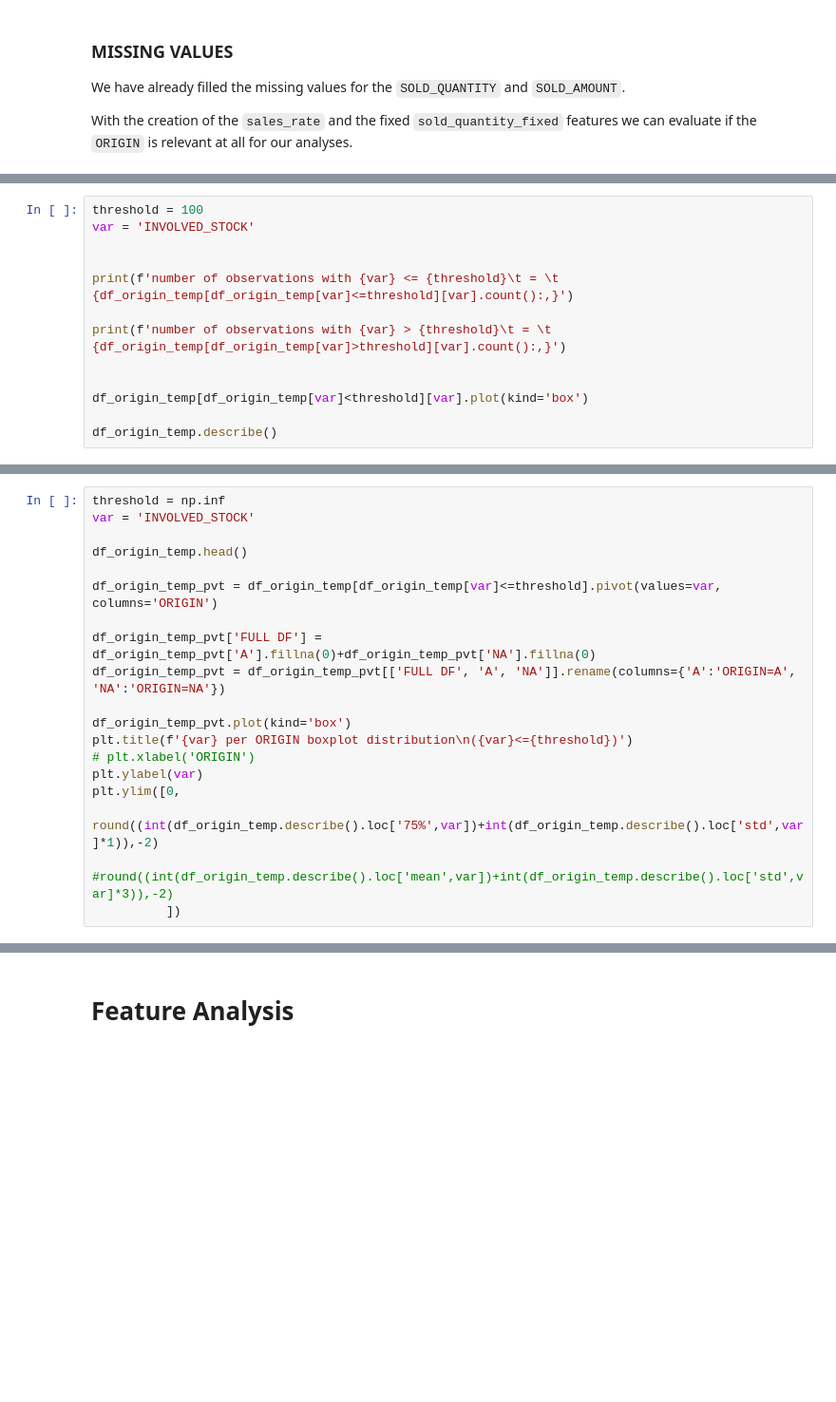
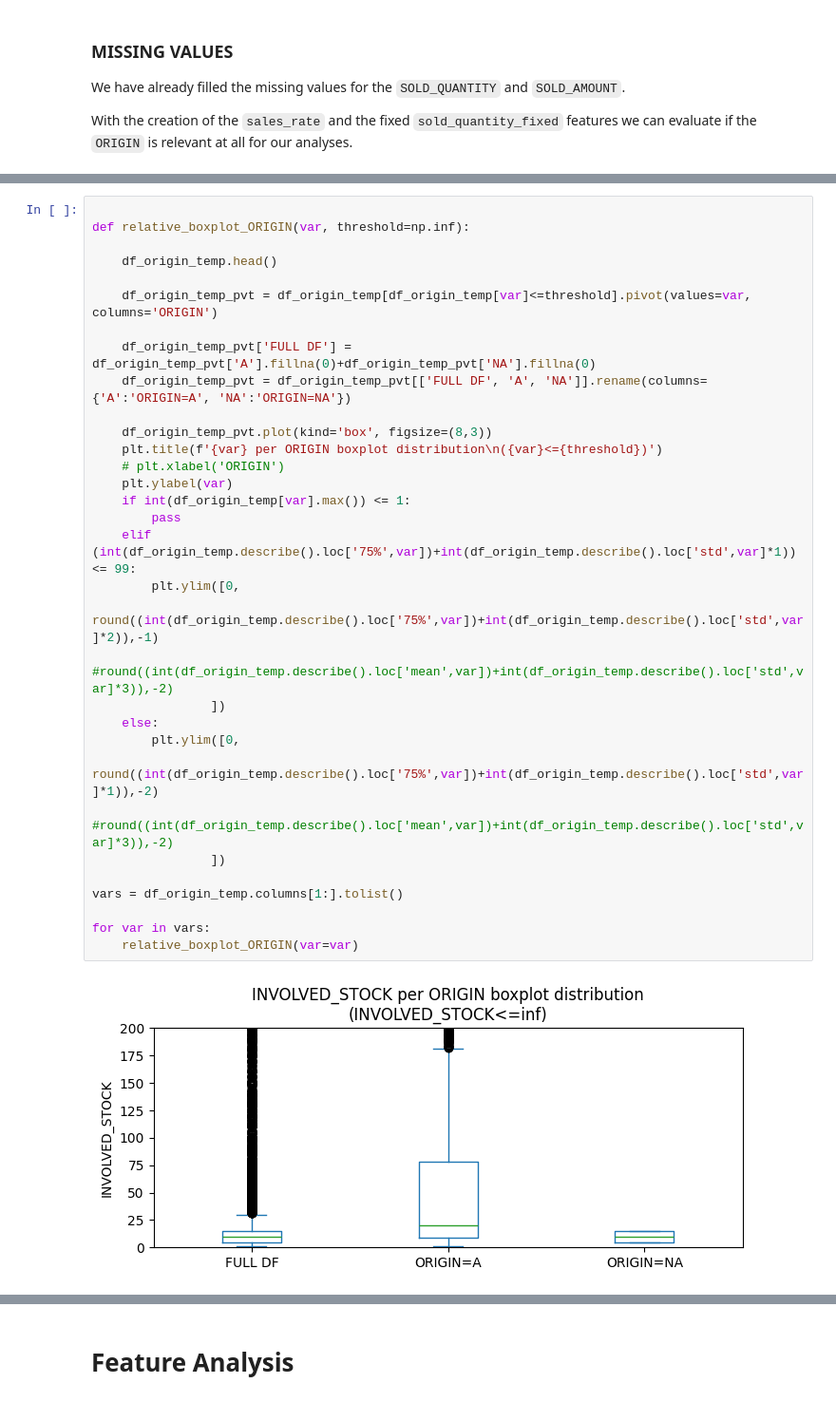
Before and after one commit to rafands/Meli_Tech_Challenge, a Jupyter notebook: EDA_ofertas_relampago.ipynb, the cells around one changed output, grey strips where cells are left out. Shown at 95% size. Cells and saved outputs as stored; diff of their text form; blank space fills up the shorter version.

```diff
--- a/EDA_ofertas_relampago.ipynb
+++ b/EDA_ofertas_relampago.ipynb
@@ -436,13 +488,0 @@ df_origin_temp.groupby('ORIGIN').agg(num_offers=('ORIGIN','count'),
-# %%
-threshold = 100
-var = 'INVOLVED_STOCK'
-
-
-print(f'number of observations with {var} <= {threshold}\t = \t {df_origin_temp[df_origin_temp[var]<=threshold][var].count():,}')
-
-print(f'number of observations with {var} > {threshold}\t = \t {df_origin_temp[df_origin_temp[var]>threshold][var].count():,}')
-
-
-df_origin_temp[df_origin_temp[var]<threshold][var].plot(kind='box')
-
-df_origin_temp.describe()
@@ -462,19 +489,34 @@ number of observations with INVOLVED_STOCK > 100         =       1,961
 # %%
-threshold = np.inf
-var = 'INVOLVED_STOCK'
 
-df_origin_temp.head()
+def relative_boxplot_ORIGIN(var, threshold=np.inf):
 
-df_origin_temp_pvt = df_origin_temp[df_origin_temp[var]<=threshold].pivot(values=var, columns='ORIGIN')
+    df_origin_temp.head()
 
-df_origin_temp_pvt['FULL DF'] = df_origin_temp_pvt['A'].fillna(0)+df_origin_temp_pvt['NA'].fillna(0)
-df_origin_temp_pvt = df_origin_temp_pvt[['FULL DF', 'A', 'NA']].rename(columns={'A':'ORIGIN=A', 'NA':'ORIGIN=NA'})
+    df_origin_temp_pvt = df_origin_temp[df_origin_temp[var]<=threshold].pivot(values=var, columns='ORIGIN')
 
-df_origin_temp_pvt.plot(kind='box')
-plt.title(f'{var} per ORIGIN boxplot distribution\n({var}<={threshold})')
-# plt.xlabel('ORIGIN')
-plt.ylabel(var)
-plt.ylim([0,
-          round((int(df_origin_temp.describe().loc['75%',var])+int(df_origin_temp.describe().loc['std',var]*1)),-2)
-          #round((int(df_origin_temp.describe().loc['mean',var])+int(df_origin_temp.describe().loc['std',var]*3)),-2)
-          ])
+    df_origin_temp_pvt['FULL DF'] = df_origin_temp_pvt['A'].fillna(0)+df_origin_temp_pvt['NA'].fillna(0)
+    df_origin_temp_pvt = df_origin_temp_pvt[['FULL DF', 'A', 'NA']].rename(columns={'A':'ORIGIN=A', 'NA':'ORIGIN=NA'})
+
+    df_origin_temp_pvt.plot(kind='box', figsize=(8,3))
+    plt.title(f'{var} per ORIGIN boxplot distribution\n({var}<={threshold})')
+    # plt.xlabel('ORIGIN')
+    plt.ylabel(var)
+    if int(df_origin_temp[var].max()) <= 1:
+        pass
+    elif (int(df_origin_temp.describe().loc['75%',var])+int(df_origin_temp.describe().loc['std',var]*1)) <= 99:
+        plt.ylim([0,
+                round((int(df_origin_temp.describe().loc['75%',var])+int(df_origin_temp.describe().loc['std',var]*2)),-1)
+                #round((int(df_origin_temp.describe().loc['mean',var])+int(df_origin_temp.describe().loc['std',var]*3)),-2)
+                ])
+    else:
+        plt.ylim([0,
+                round((int(df_origin_temp.describe().loc['75%',var])+int(df_origin_temp.describe().loc['std',var]*1)),-2)
+                #round((int(df_origin_temp.describe().loc['mean',var])+int(df_origin_temp.describe().loc['std',var]*3)),-2)
+                ])
+
+vars = df_origin_temp.columns[1:].tolist()
+
+for var in vars:
+    relative_boxplot_ORIGIN(var=var)
+# %% [output]
+[figure, added]
```
Also changed, not shown: parts of 81 cells of this notebook.
